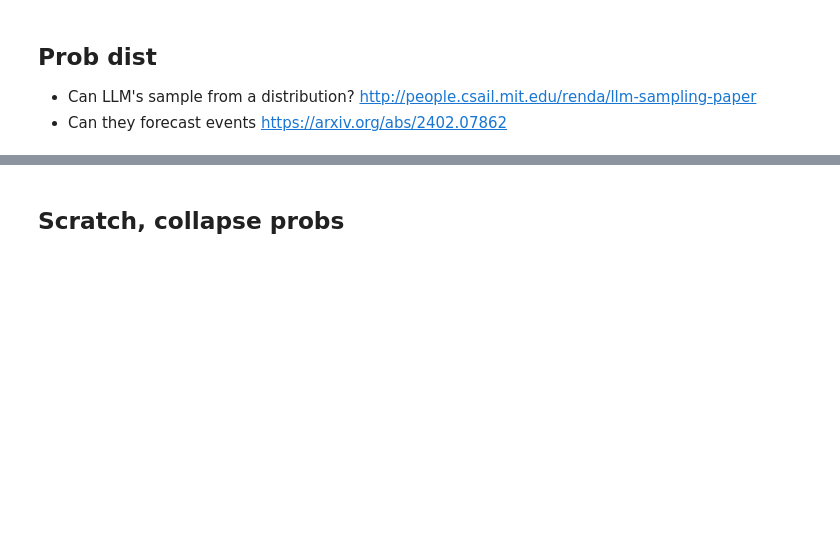
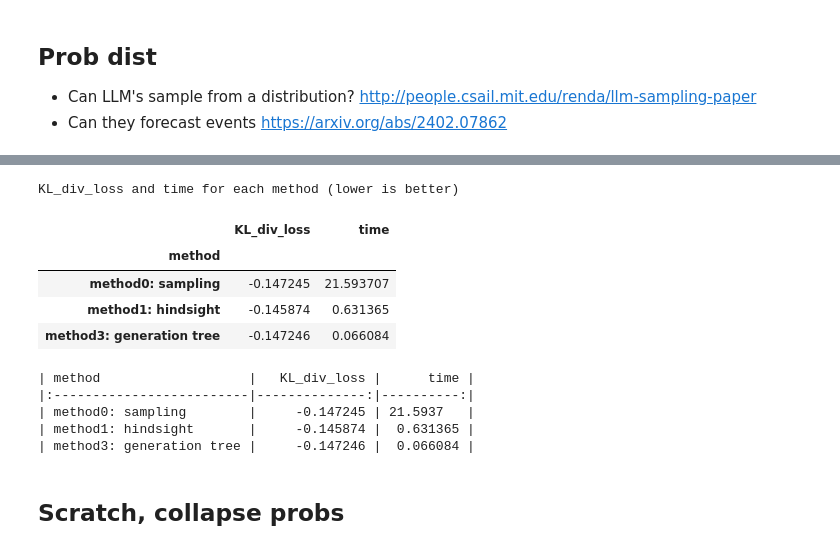
Before and after one commit to wassname/prob_jsonformer, a Jupyter notebook: prob_dist.ipynb, the cells around one changed output, grey strips where cells are left out. Saved outputs shown, nothing was run; the diff lists cells and outputs as text; code cells hidden in the pictures; blank space fills up the shorter version.

```diff
--- a/prob_dist.ipynb
+++ b/prob_dist.ipynb
@@ -242,2 +156,10 @@ Wall time: 48.5 ms
+# %%
+t1 = pd.Timestamp.now()
+r1 = method1(choices)
+t1 = pd.Timestamp.now() - t1
+# %%
+t3 = pd.Timestamp.now()
+r3 = method3(choices)
+t3 = pd.Timestamp.now() - t3
 # %%
 df = pd.concat([r0, r1, r3, ideal_dist], axis=1)
@@ -270,3 +202,33 @@ dtype: float64
+# %%
+data = []
+times = dict(zip(df.columns, [t0, t1, t3]))
+for k in df.columns[:3]:
+    input = torch.tensor(df[k].values)
+    target = torch.tensor(df['ideal'].values)
+    # https://pytorch.org/docs/stable/generated/torch.nn.KLDivLoss.html#torch.nn.KLDivLoss
+    s = F.kl_div(input, target , reduction='batchmean', log_target=False).item()
+    t = times[k].total_seconds()
+    data.append({'method': k, 'KL_div_loss': s, 'time': t})
+dfr = pd.DataFrame(data).set_index('method')
+# color values with cmap
+dfs = dfr.style.background_gradient(cmap='YlOrRd')
+dfs.set_caption('KL_div_loss and time for each method (lower is better)')
+dfs
+# %% [output]
+KL_div_loss and time for each method (lower is better)
+|  | KL_div_loss | time |
+| method |  |  |
+| method0: sampling | -0.147245 | 21.593707 |
+| method1: hindsight | -0.145874 | 0.631365 |
+| method3: generation tree | -0.147246 | 0.066084 |
+# %%
+print(dfr.to_markdown())
+# %% [output]
+| method                   |   KL_div_loss |      time |
+|:-------------------------|--------------:|----------:|
+| method0: sampling        |     -0.147245 | 21.5937   |
+| method1: hindsight       |     -0.145874 |  0.631365 |
+| method3: generation tree |     -0.147246 |  0.066084 |
 # %% [markdown]
 ## Scratch, collapse probs
 # %%
```
Also changed, not shown: parts of 10 cells of this notebook, 3 other files.
